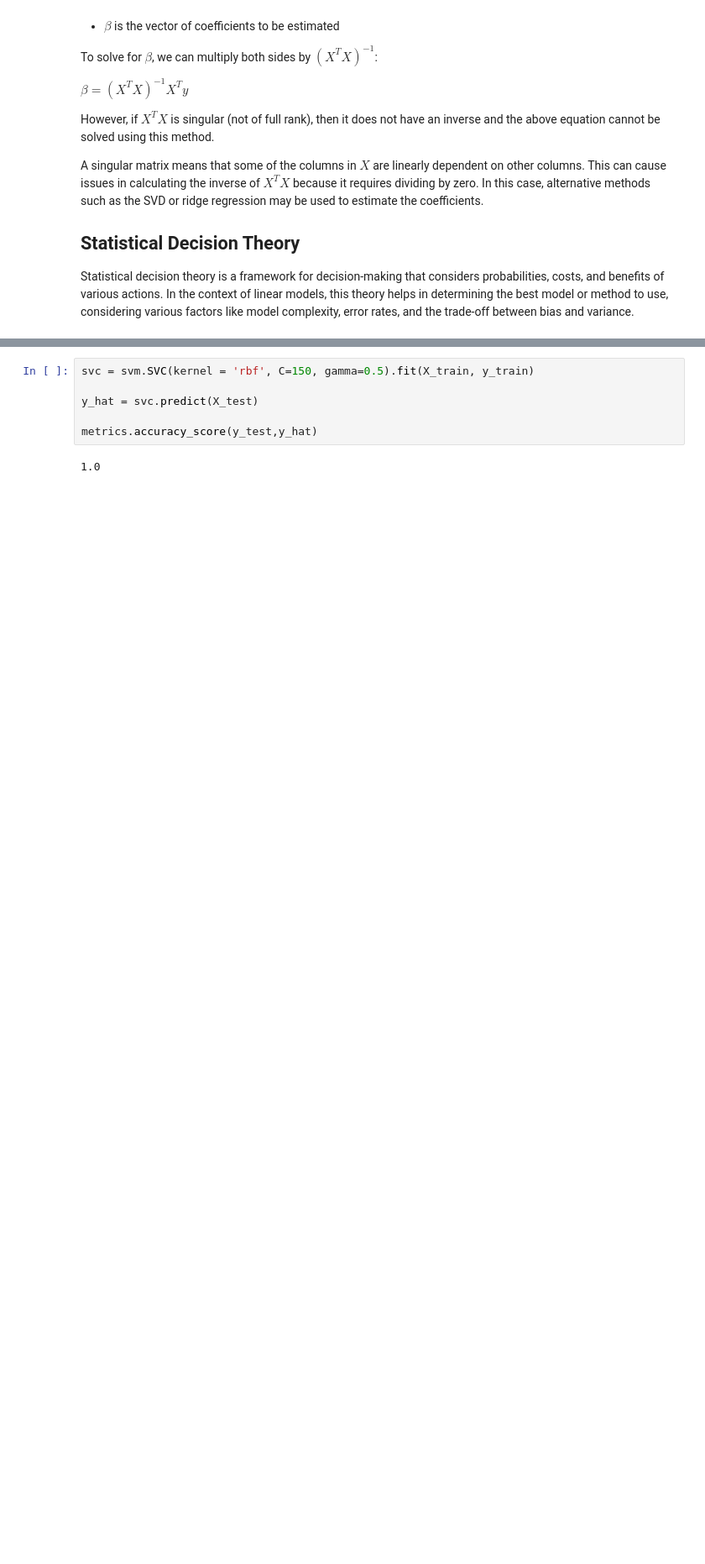
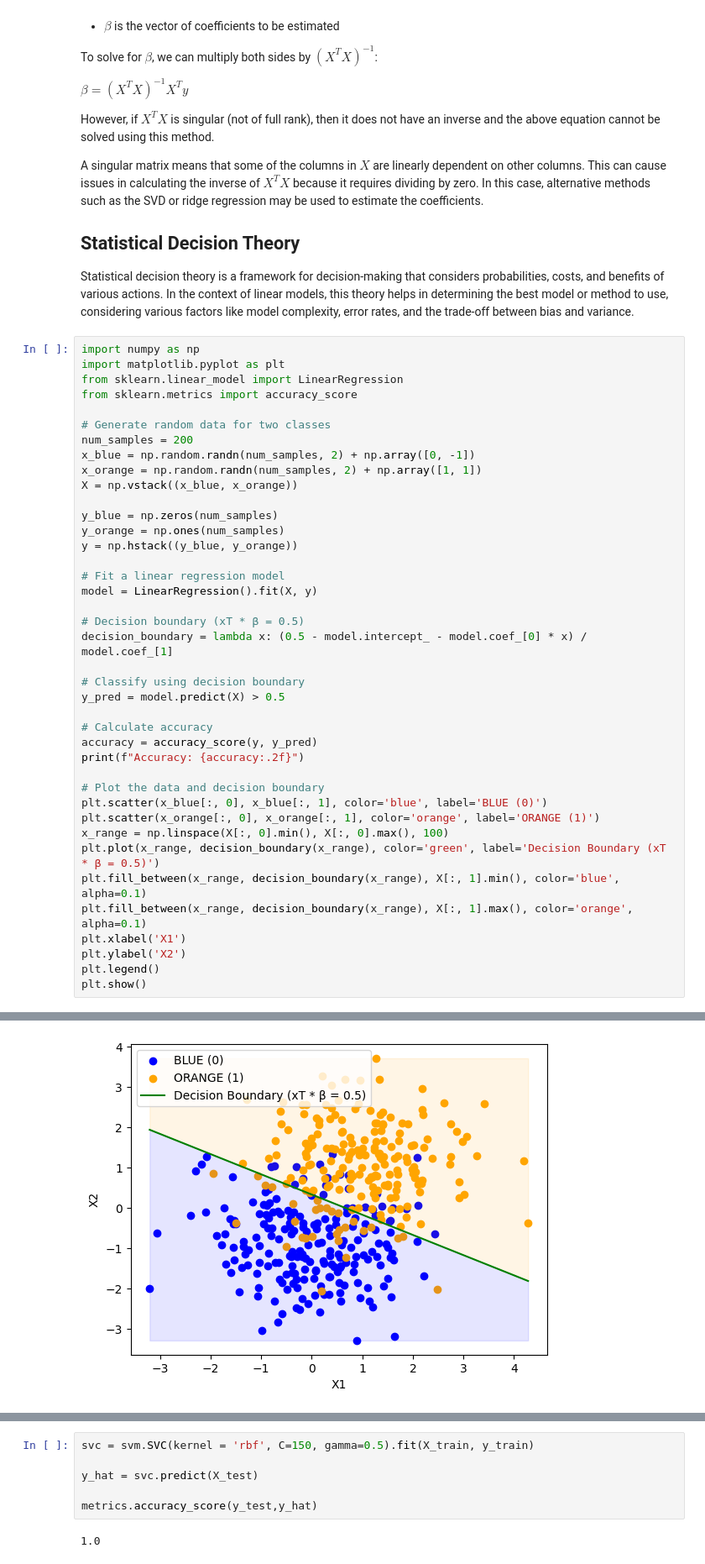
Before and after one commit to nick3703/MA489, a Jupyter notebook: MA489.ipynb, the cells around one changed output, grey strips where cells are left out. Shown at 84% size. Cells and saved outputs as stored; diff of their text form; blank space fills up the shorter version.

```diff
--- a/MA489.ipynb
+++ b/MA489.ipynb
@@ -52,3 +56,44 @@ A singular matrix means that some of the columns in $X$ are linearly dependent o
 ## Statistical Decision Theory
 
 Statistical decision theory is a framework for decision-making that considers probabilities, costs, and benefits of various actions. In the context of linear models, this theory helps in determining the best model or method to use, considering various factors like model complexity, error rates, and the trade-off between bias and variance.
+# %%
+import numpy as np
+import matplotlib.pyplot as plt
+from sklearn.linear_model import LinearRegression
+from sklearn.metrics import accuracy_score
+
+# Generate random data for two classes
+num_samples = 200
+x_blue = np.random.randn(num_samples, 2) + np.array([0, -1])
+x_orange = np.random.randn(num_samples, 2) + np.array([1, 1])
+X = np.vstack((x_blue, x_orange))
+
+y_blue = np.zeros(num_samples)
+y_orange = np.ones(num_samples)
+y = np.hstack((y_blue, y_orange))
+
+# Fit a linear regression model
+model = LinearRegression().fit(X, y)
+
+# Decision boundary (xT * β = 0.5)
+decision_boundary = lambda x: (0.5 - model.intercept_ - model.coef_[0] * x) / model.coef_[1]
+
+# Classify using decision boundary
+y_pred = model.predict(X) > 0.5
+
+# Calculate accuracy
+accuracy = accuracy_score(y, y_pred)
+print(f"Accuracy: {accuracy:.2f}")
+
+# Plot the data and decision boundary
+plt.scatter(x_blue[:, 0], x_blue[:, 1], color='blue', label='BLUE (0)')
+plt.scatter(x_orange[:, 0], x_orange[:, 1], color='orange', label='ORANGE (1)')
+x_range = np.linspace(X[:, 0].min(), X[:, 0].max(), 100)
+plt.plot(x_range, decision_boundary(x_range), color='green', label='Decision Boundary (xT * β = 0.5)')
+plt.fill_between(x_range, decision_boundary(x_range), X[:, 1].min(), color='blue', alpha=0.1)
+plt.fill_between(x_range, decision_boundary(x_range), X[:, 1].max(), color='orange', alpha=0.1)
+plt.xlabel('X1')
+plt.ylabel('X2')
+plt.legend()
+plt.show()
+# %% [output]
@@ -55,3 +101,4 @@ Statistical decision theory is a framework for decision-making that considers pr
+[figure, added]
 # %% [markdown]
 # Nearest Neighbors
 
```
Also changed, not shown: parts of 19 cells of this notebook, 9 other files.
